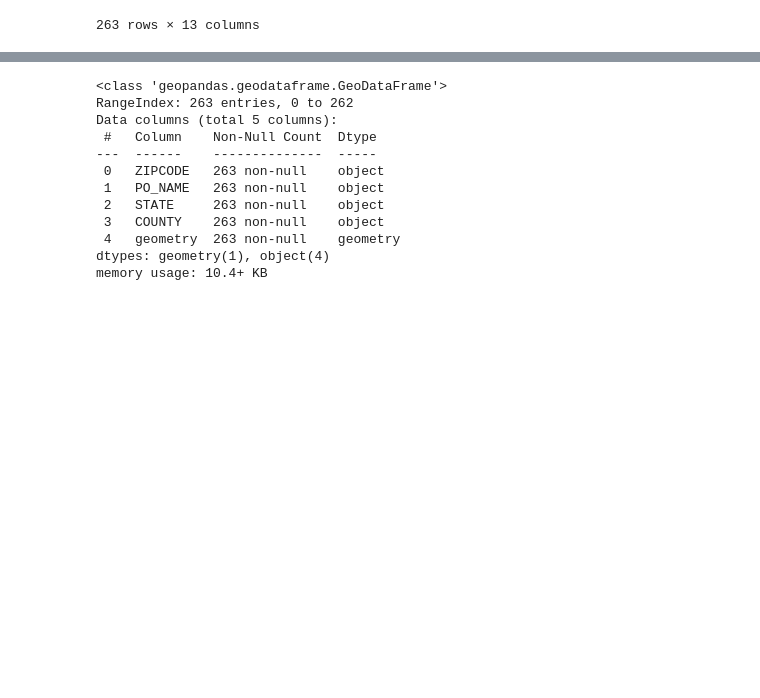
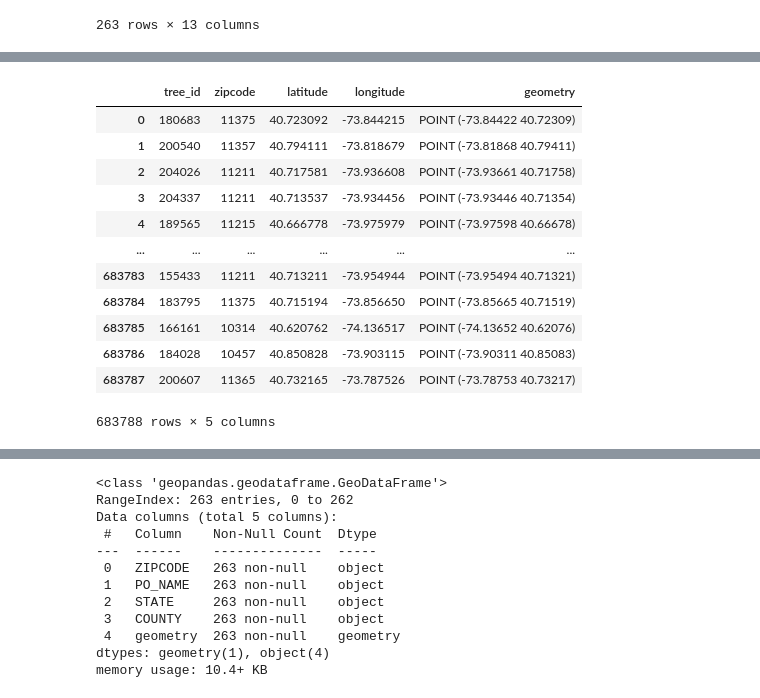
Before and after one commit to jyjulia/4501-project, a Jupyter notebook: Project Template.ipynb, the cells around one changed output, grey strips where cells are left out. Drawn from its saved outputs; the diff is of its cells as text; code cells hidden in the pictures; blank space fills up the shorter version.

```diff
--- a/Project Template.ipynb
+++ b/Project Template.ipynb
@@ -200,3 +209,21 @@ geodf_tree_data
+# %%
+geodf_tree_data['geometry'] = geodf_tree_data.apply(lambda row: Point(row['longitude'], row['latitude']), axis=1)
+geodf_tree_data = gpd.GeoDataFrame(geodf_tree_data, geometry='geometry', crs='EPSG:4326')
+geodf_tree_data
+# %% [output]
+|  | tree_id | zipcode | latitude | longitude | geometry |
+| 0 | 180683 | 11375 | 40.723092 | -73.844215 | POINT (-73.84422 40.72309) |
+| 1 | 200540 | 11357 | 40.794111 | -73.818679 | POINT (-73.81868 40.79411) |
+| 2 | 204026 | 11211 | 40.717581 | -73.936608 | POINT (-73.93661 40.71758) |
+| 3 | 204337 | 11211 | 40.713537 | -73.934456 | POINT (-73.93446 40.71354) |
+| 4 | 189565 | 11215 | 40.666778 | -73.975979 | POINT (-73.97598 40.66678) |
+| ... | ... | ... | ... | ... | ... |
+| 683783 | 155433 | 11211 | 40.713211 | -73.954944 | POINT (-73.95494 40.71321) |
+| 683784 | 183795 | 11375 | 40.715194 | -73.856650 | POINT (-73.85665 40.71519) |
+| 683785 | 166161 | 10314 | 40.620762 | -74.136517 | POINT (-74.13652 40.62076) |
+| 683786 | 184028 | 10457 | 40.850828 | -73.903115 | POINT (-73.90311 40.85083) |
+| 683787 | 200607 | 11365 | 40.732165 | -73.787526 | POINT (-73.78753 40.73217) |
+683788 rows × 5 columns
 # %%
 def load_and_clean_zillow_data():
     df_zillow_data=pd.read_csv('data/zillow_rent_data.csv')
```
Also changed, not shown: parts of 58 cells of this notebook.
